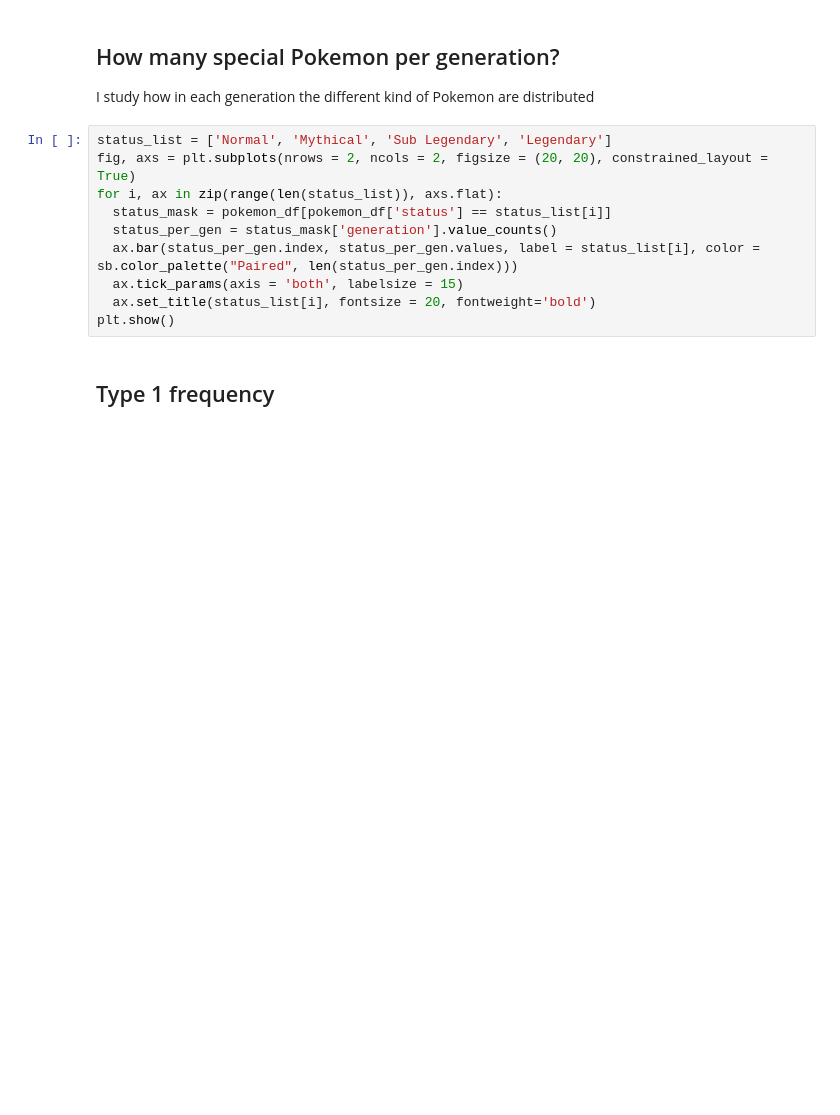
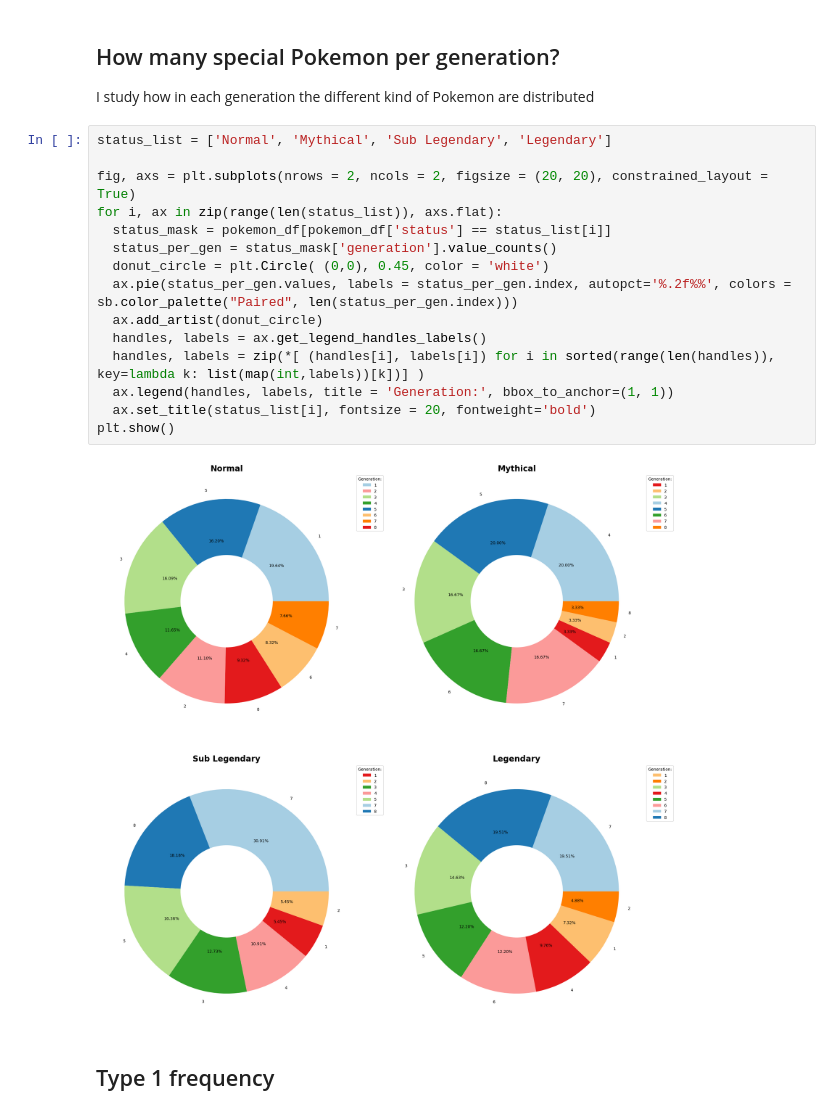
Before and after one commit to BiancaBenelli/Pokemon_project, a Jupyter notebook: Pokemon.ipynb, the cells around one changed output. Saved outputs shown, nothing was run; the diff lists cells and outputs as text; blank space fills up the shorter version.

```diff
--- a/Pokemon.ipynb
+++ b/Pokemon.ipynb
@@ -140,14 +140,21 @@ plt.show()
 I study how in each generation the different kind of Pokemon are distributed
 # %%
 status_list = ['Normal', 'Mythical', 'Sub Legendary', 'Legendary']
+
 fig, axs = plt.subplots(nrows = 2, ncols = 2, figsize = (20, 20), constrained_layout = True)
 for i, ax in zip(range(len(status_list)), axs.flat):
   status_mask = pokemon_df[pokemon_df['status'] == status_list[i]]
   status_per_gen = status_mask['generation'].value_counts()
-  ax.bar(status_per_gen.index, status_per_gen.values, label = status_list[i], color = sb.color_palette("Paired", len(status_per_gen.index)))
-  ax.tick_params(axis = 'both', labelsize = 15)
+  donut_circle = plt.Circle( (0,0), 0.45, color = 'white')
+  ax.pie(status_per_gen.values, labels = status_per_gen.index, autopct='%.2f%%', colors = sb.color_palette("Paired", len(status_per_gen.index)))
+  ax.add_artist(donut_circle)
+  handles, labels = ax.get_legend_handles_labels()
+  handles, labels = zip(*[ (handles[i], labels[i]) for i in sorted(range(len(handles)), key=lambda k: list(map(int,labels))[k])] )
+  ax.legend(handles, labels, title = 'Generation:', bbox_to_anchor=(1, 1))
   ax.set_title(status_list[i], fontsize = 20, fontweight='bold')
 plt.show()
+# %% [output]
+[figure, added]
 # %% [markdown]
 ## Type 1 frequency
 # %%
```
Also changed, not shown: parts of 3 cells of this notebook.
